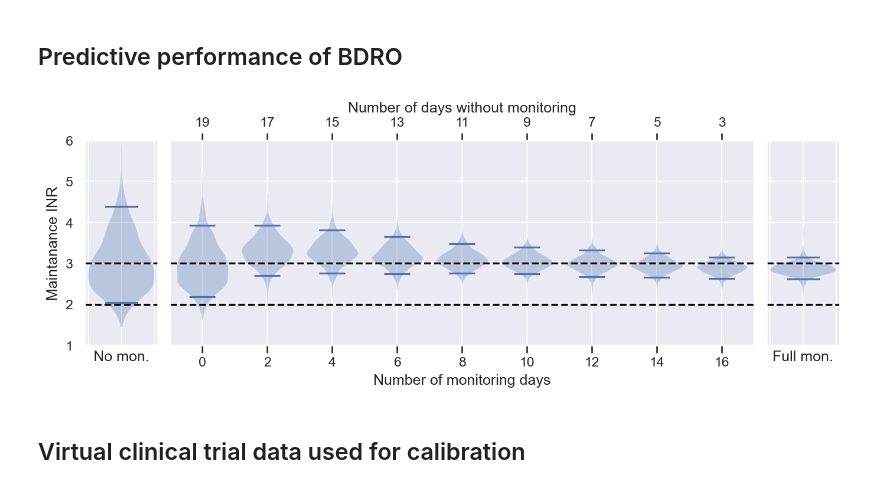
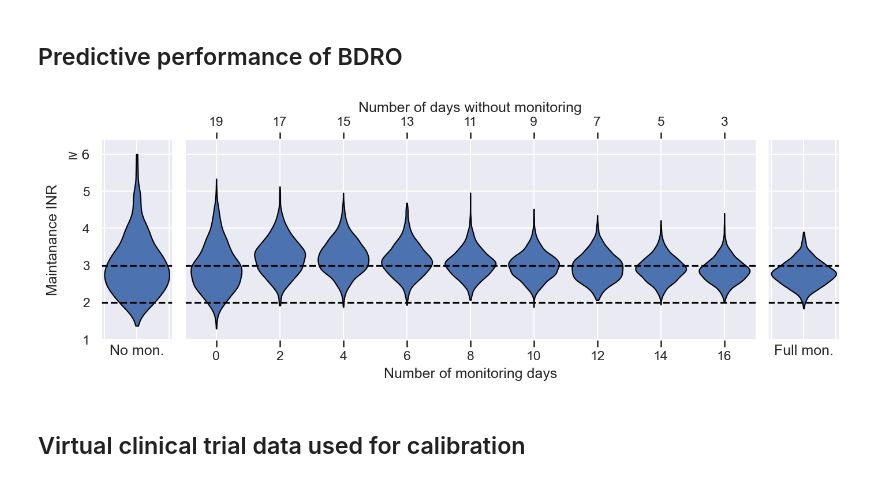
Before and after one commit to DavAug/mipd-warfarin, a Jupyter notebook: results/1_systems_pharmacology_model/results.ipynb, the cells around one changed output. Cells and saved outputs as stored; diff of their text form; code cells hidden in the pictures.

```diff
--- a/results/1_systems_pharmacology_model/results.ipynb
+++ b/results/1_systems_pharmacology_model/results.ipynb
@@ -1307,7 +1307,7 @@ for idx, _id in enumerate(ids):
 ids = df_doses.ID.dropna().unique()
 rng = np.random.default_rng(seed=4)
 delays = rng.exponential(scale=0.5, size=(days, len(ids)))
-vk_input = get_vk_consumption(days, len(ids), seed=14)
+vk_input = get_vk_consumption(days+1, len(ids), seed=14)
 
 n_data = np.arange(0, 20)
 run = 0
@@ -1337,8 +1337,9 @@ for n in n_data:
             temp[['Dose %d in mg' % (idx+1) for idx in range(days)]].values[0]
 
     # Simulate INR response to treatment
-    times = cal_time + np.linspace(0, days, 100, endpoint=False) * 24
-    sim = np.empty(shape=(len(ids), len(times)))
+    error_model = chi.LogNormalErrorModel()
+    times = cal_time + np.array([0, 19]) * 24
+    sim = np.empty(shape=(len(ids), len(times)-1))
     for idx, _id in enumerate(ids):
         # Set dosing regimen
         dr = define_dosing_regimen(doses[idx], delays=delays[:, idx])
@@ -1348,7 +1349,9 @@ for n in n_data:
         mask = ids == _id
         sim[idx] = model.simulate(
             parameters=parameters[mask][0],
-            times=times, vk_input=vk_input[:, idx])
+            times=times, vk_input=vk_input[:, idx])[0, -1]
+        sim[idx] = error_model.sample(
+            parameters=[0.1], model_output=sim[idx])[0, 0]
 
     inr_sequence.append(sim[:, -1])
 # %%
@@ -1375,47 +1378,61 @@ axes[1].axhline(2, color='black', linestyle='dashed')
 axes[2].axhline(3, color='black', linestyle='dashed')
 axes[2].axhline(2, color='black', linestyle='dashed')
 
-axes[0].set_ylim([1, 6])
+axes[0].set_ylim([1, 6.4])
 axes[0].set_ylabel('Maintanance INR')
 axes[0].set_xlabel('No mon.')
 axes[0].set_xticklabels(labels=[], visible=False)
-axes[1].set_ylim([1, 6])
+axes[0].set_yticks([1, 2, 3, 4, 5, 6])
+axes[0].set_yticklabels(labels=['1', '2', '3', '4', '5', r'$\geq 6$'])
+axes[1].set_ylim([1, 6.4])
 axes[1].set_ylabel('')
 axes[1].set_xlim([-1, 17])
 axes[1].set_yticklabels(labels=[], visible=False)
 axes[1].set_xticks([0, 2, 4, 6, 8, 10, 12, 14, 16])
 axes[1].set_xlabel('Number of monitoring days')
 axes[1].annotate('TR', xy=(n_data[-1]-0.6, 2.1))
-axes[2].set_ylim([1, 6])
+axes[2].set_ylim([1, 6.4])
 axes[2].set_xlabel('Full mon.')
 axes[2].set_yticklabels(labels=[], visible=False)
 axes[2].set_xticklabels(labels=[], visible=False)
 
 # Add a second x axis on top
 ax_top = axes[1].twiny()
 ax_top.set_xlim(axes[1].get_xlim())
 ax_top.set_xticks([0, 2, 4, 6, 8, 10, 12, 14, 16])
 ax_top.set_xticklabels(19 - np.array([0, 2, 4, 6, 8, 10, 12, 14, 16]))
 ax_top.grid(False)
 ax_top.set_xlabel('Number of days without monitoring')
 
-axes[1].violinplot(
+# Set INRs > 6 to 6 and label in image
+mask = inr_sequence[0] > 6
+inr_sequence[0][mask] = 6
+
+dicts = axes[1].violinplot(
     inr_sequence[1:-1:2], n_data[1:-1:2] - 1, showextrema=False,
-    quantiles=[[0.05, 0.95]] * len(inr_sequence[1:-1:2]),
     widths=[1.6] * len(inr_sequence[1:-1:2]))
-axes[0].violinplot(
-    [inr_sequence[0]], [-1], showextrema=False, quantiles=[[0.05, 0.95]])
-axes[2].violinplot(
-    [inr_sequence[-1]], [19], showextrema=False, quantiles=[[0.05, 0.95]])
+for part in dicts['bodies']:
+    part.set_edgecolor('black')
+    part.set_alpha(1)
+dicts = axes[0].violinplot(
+    [inr_sequence[0]], [-1], showextrema=False)
+for part in dicts['bodies']:
+    part.set_edgecolor('black')
+    part.set_alpha(1)
+dicts = axes[2].violinplot(
+    [inrs_4[:, -1, 1]], [19], showextrema=False)
+for part in dicts['bodies']:
+    part.set_edgecolor('black')
+    part.set_alpha(1)
 
 plt.savefig('13_bdro_over_time.pdf',
     bbox_inches='tight')
 plt.savefig('13_bdro_over_time.tif',
     bbox_inches='tight')
 
 plt.show()
 # %% [output]
-[figure, old version]
+[figure, new version]
 # %% [markdown]
 ## Virtual clinical trial data used for calibration
 # %%
```
Also changed, not shown: 2 other files.
